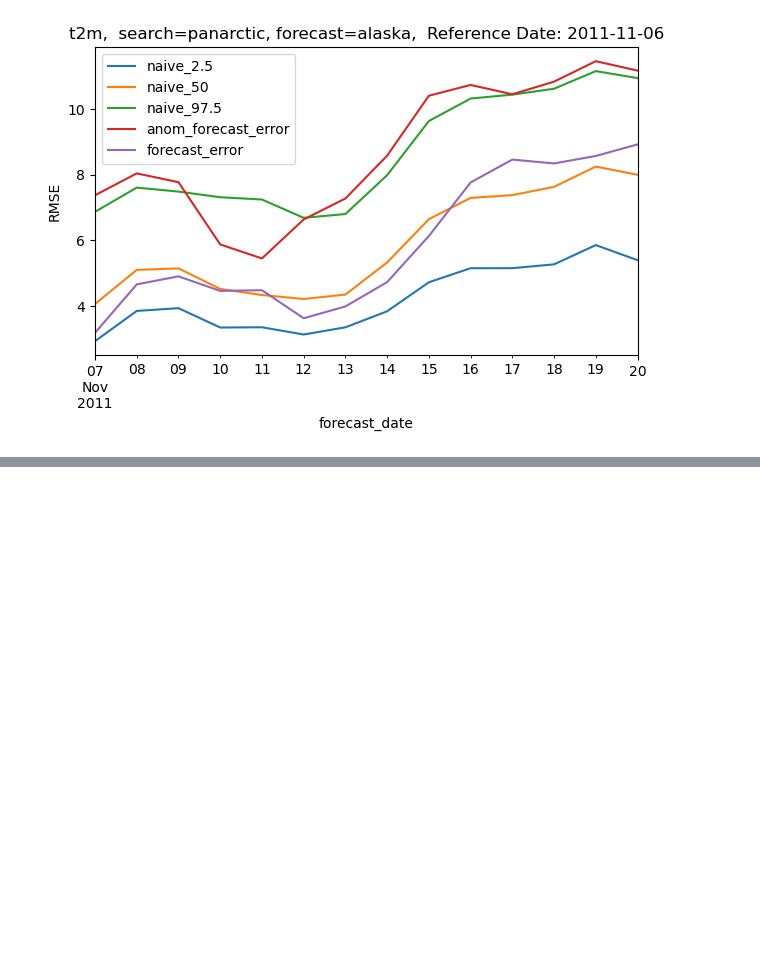
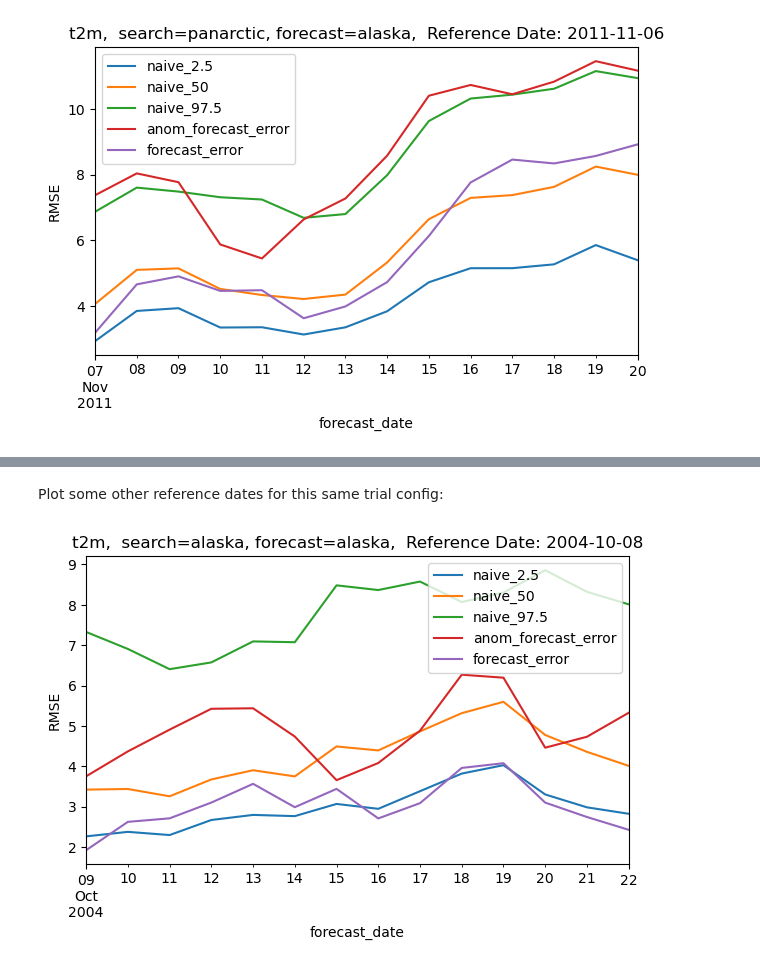
Before and after one commit to ua-snap/analog-forecast, a Jupyter notebook: skill_profiling/Nome_storm_dates_analysis.ipynb, the cells around one changed output, grey strips where cells are left out. Drawn from its saved outputs; the diff is of its cells as text; code cells hidden in the pictures; blank space fills up the shorter version.

Commit message:
add some exploration of poor anomaly-based search performance

```diff
--- a/skill_profiling/Nome_storm_dates_analysis.ipynb
+++ b/skill_profiling/Nome_storm_dates_analysis.ipynb
@@ -228,0 +268,7 @@ for search_domain in ["north_pacific", "northern_hs", "panarctic"]:
+# %% [markdown]
+Plot some other reference dates for this same trial config:
+# %%
+kwargs = dict(search_domain="alaska", forecast_domain="alaska", ref_date="2004-10-08")
+plot_error_by_fday_line_chart("t2m", **kwargs)
+# %% [output]
+[figure, added]
```
Also changed, not shown: parts of 7 cells of this notebook.
